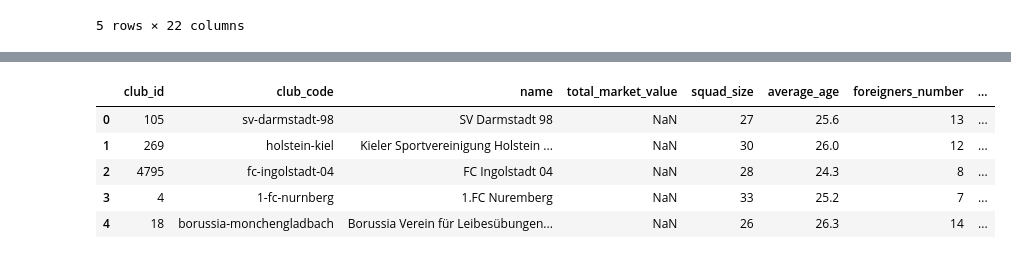
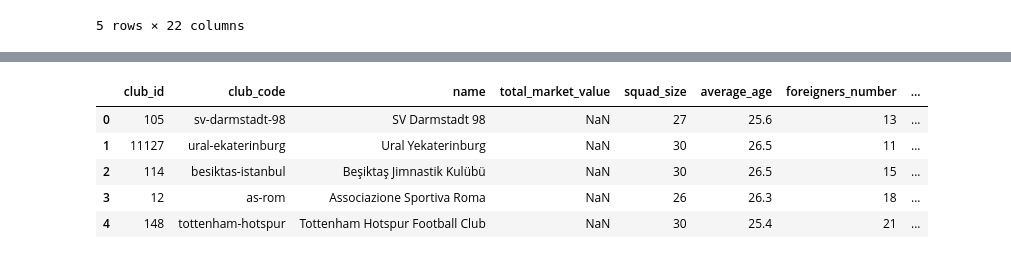
Before and after one commit to abanoub1555/Football-Data-from-Transfermarkt, a Jupyter notebook: transfer-data.ipynb, the cells around one changed output, grey strips where cells are left out. Drawn from its saved outputs; the diff is of its cells as text; code cells hidden in the pictures.

```diff
--- a/transfer-data.ipynb
+++ b/transfer-data.ipynb
@@ -59,14 +80,15 @@ player_dimension.head()
 # %%
 #transform club_dimension
-club_dimension = pd.merge(club_dimension, competitions_dimension[['competition_id', 'name']].rename(columns={'name': 'competition_name'}),left_on='domestic_competition_id', right_on='competition_id')
+club_dimension = pd.merge(club_dimension, competitions_dimension[['competition_id', 'name']].rename(columns={'name': 'competition_name'}),left_on='domestic_competition_id', right_on='competition_id',how="left")
 club_dimension.drop(columns=["domestic_competition_id","competition_id"],inplace=True)
+# club_dimension.fillna(0, inplace=True)
 club_dimension.head()
 # %% [output]
 |  | club_id | club_code | name | total_market_value | squad_size | average_age | foreigners_number | ... |
 | 0 | 105 | sv-darmstadt-98 | SV Darmstadt 98 | NaN | 27 | 25.6 | 13 | ... |
-| 1 | 269 | holstein-kiel | Kieler Sportvereinigung Holstein ... | NaN | 30 | 26.0 | 12 | ... |
-| 2 | 4795 | fc-ingolstadt-04 | FC Ingolstadt 04 | NaN | 28 | 24.3 | 8 | ... |
-| 3 | 4 | 1-fc-nurnberg | 1.FC Nuremberg | NaN | 33 | 25.2 | 7 | ... |
-| 4 | 18 | borussia-monchengladbach | Borussia Verein für Leibesübungen... | NaN | 26 | 26.3 | 14 | ... |
+| 1 | 11127 | ural-ekaterinburg | Ural Yekaterinburg | NaN | 30 | 26.5 | 11 | ... |
+| 2 | 114 | besiktas-istanbul | Beşiktaş Jimnastik Kulübü | NaN | 30 | 26.5 | 15 | ... |
+| 3 | 12 | as-rom | Associazione Sportiva Roma | NaN | 26 | 26.3 | 18 | ... |
+| 4 | 148 | tottenham-hotspur | Tottenham Hotspur Football Club | NaN | 30 | 25.4 | 21 | ... |
 # %%
 #transform player_dimension
```
Also changed, not shown: parts of 15 cells of this notebook, 2 other files.
